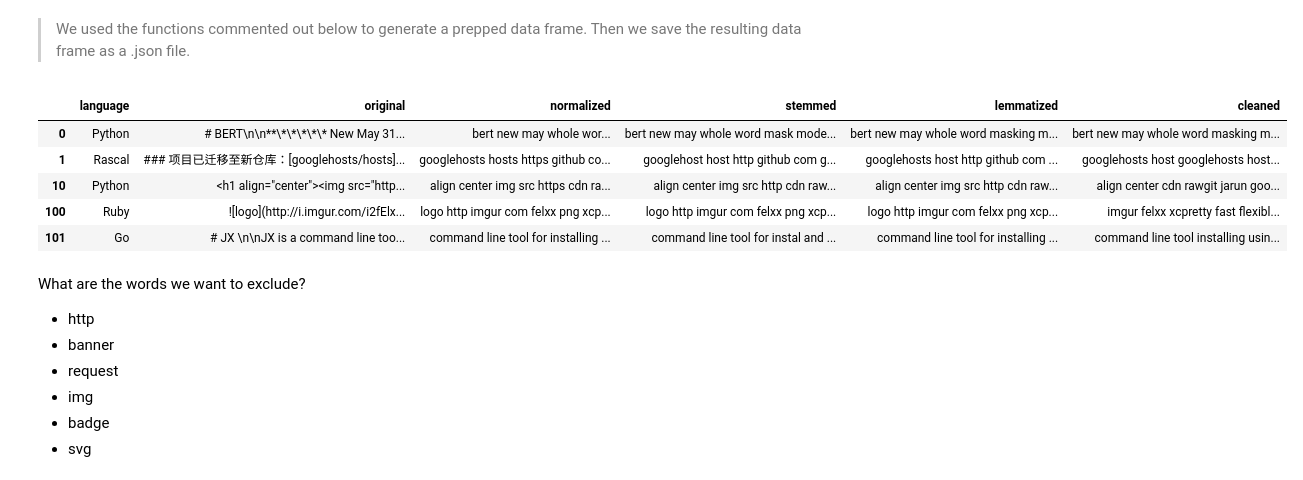
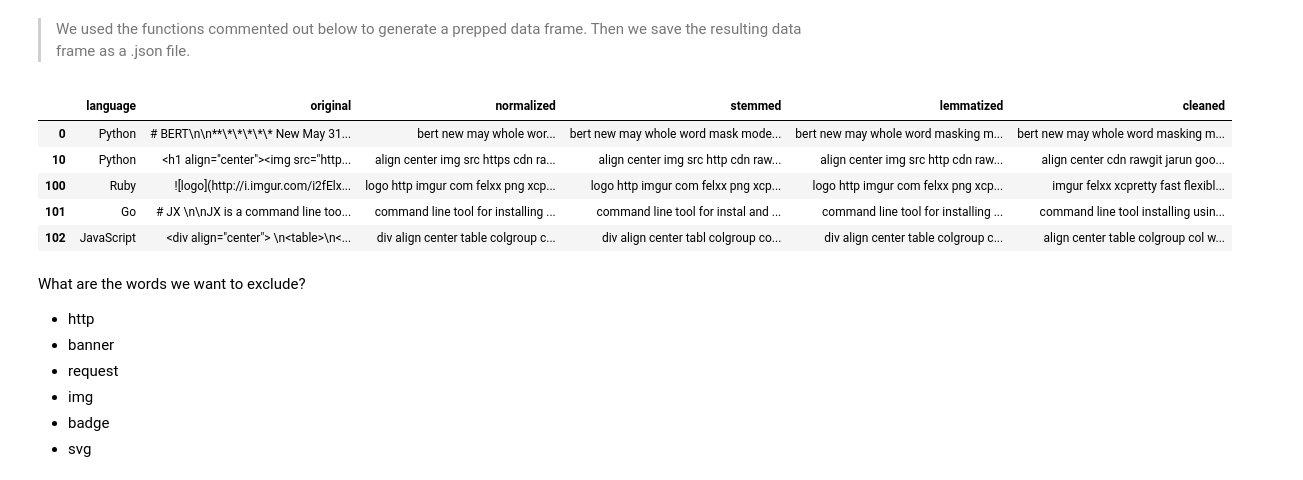
Before and after one commit to pellegrino-nlp/nlp_project, a Jupyter notebook: working_file.ipynb, the cells around one changed output. Saved outputs shown, nothing was run; the diff lists cells and outputs as text; code cells hidden in the pictures.

```diff
--- a/working_file.ipynb
+++ b/working_file.ipynb
@@ -59,15 +70,15 @@ df.head(1)
 # df = prepare.prep_articles(df)
 # df.to_json("prepped_df.json")
 # %%
-df = pd.read_json("prepped_df.json")
+df = pd.read_json("prepped15_df.json")
 df.head()
 # %% [output]
 |  | language | original | normalized | stemmed | lemmatized | cleaned |
 | 0 | Python | # BERT\n\n**\*\*\*\*\* New May 31... | bert new may whole wor... | bert new may whole word mask mode... | bert new may whole word masking m... | bert new may whole word masking m... |
-| 1 | Rascal | ### 项目已迁移至新仓库：[googlehosts/hosts]... | googlehosts hosts https github co... | googlehost host http github com g... | googlehosts host http github com ... | googlehosts host googlehosts host... |
 | 10 | Python | <h1 align="center"><img src="http... | align center img src https cdn ra... | align center img src http cdn raw... | align center img src http cdn raw... | align center cdn rawgit jarun goo... |
 | 100 | Ruby | ![logo](http://i.imgur.com/i2fElx... | logo http imgur com felxx png xcp... | logo http imgur com felxx png xcp... | logo http imgur com felxx png xcp... | imgur felxx xcpretty fast flexibl... |
 | 101 | Go | # JX \n\nJX is a command line too... | command line tool for installing ... | command line tool for instal and ... | command line tool for installing ... | command line tool installing usin... |
+| 102 | JavaScript | <div align="center"> \n<table>\n<... | div align center table colgroup c... | div align center tabl colgroup co... | div align center table colgroup c... | align center table colgroup col w... |
 # %% [markdown]
 What are the words we want to exclude?
 - http
```
Also changed, not shown: parts of 24 cells of this notebook.
